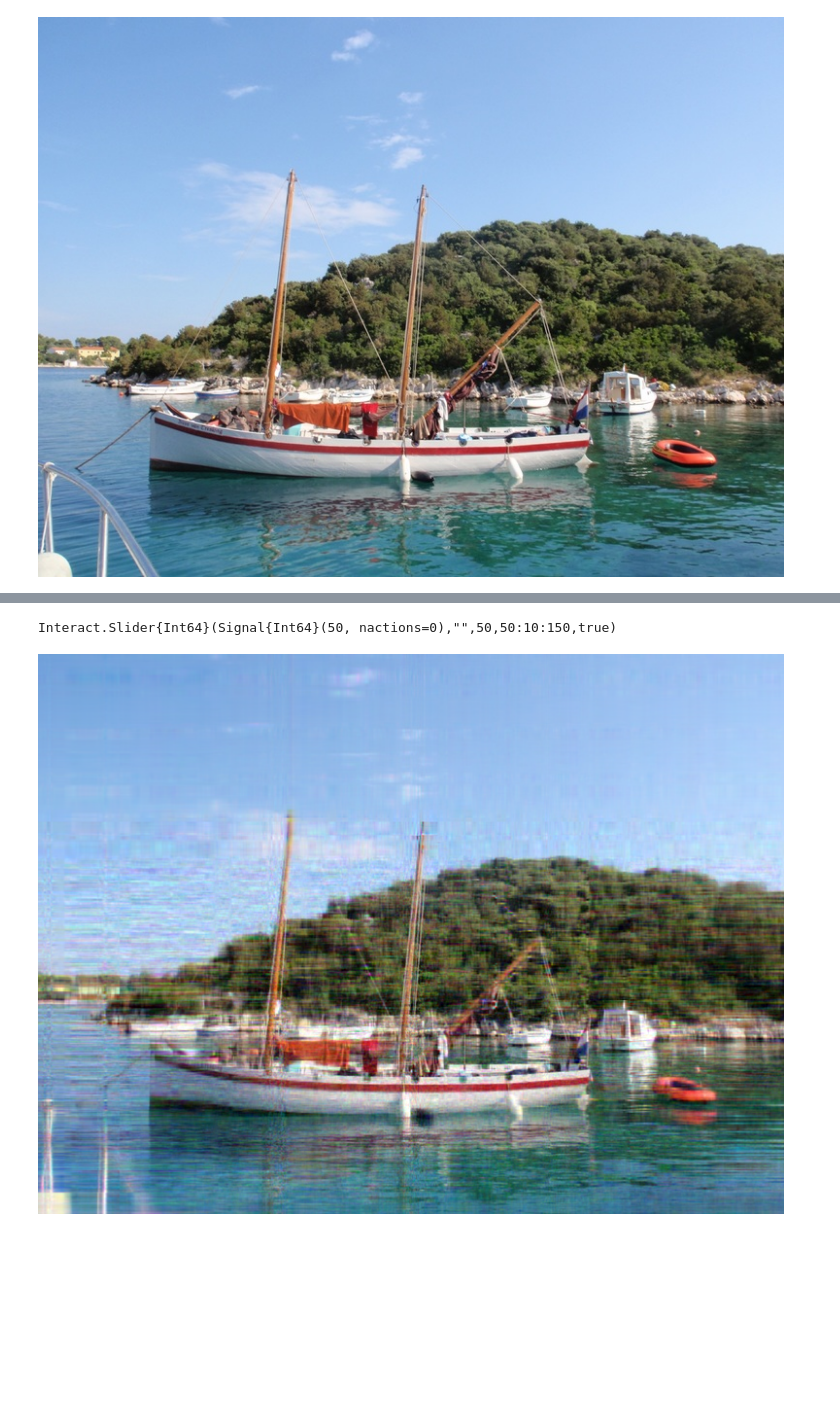
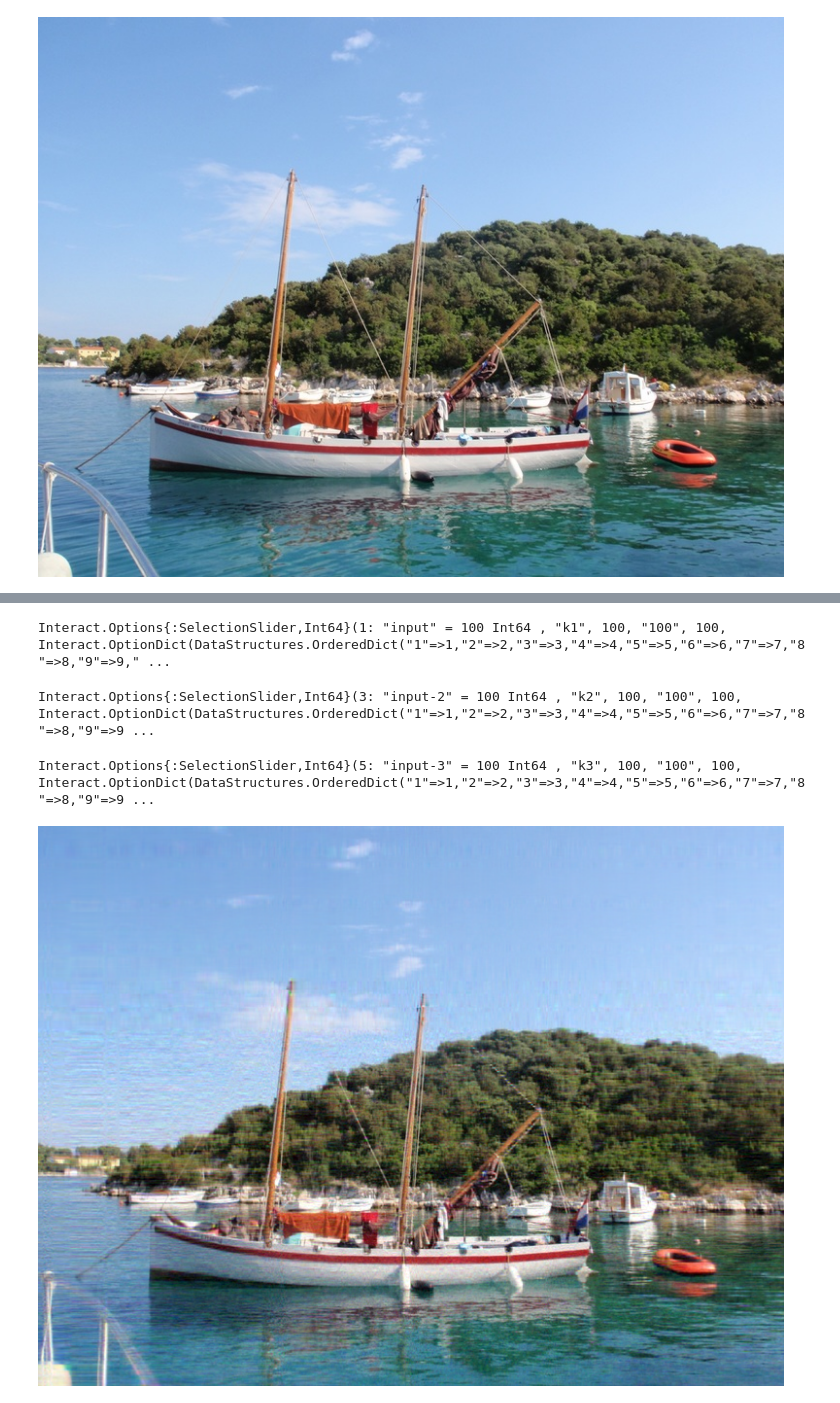
Before and after one commit to ivanslapnicar/Numericka_analiza, a Jupyter notebook: src/NA17_Kompresija_podataka.ipynb, the cells around one changed output, grey strips where cells are left out. Cells and saved outputs as stored; diff of their text form; code cells hidden in the pictures; blank space fills up the shorter version.

```diff
--- a/src/NA17_Kompresija_podataka.ipynb
+++ b/src/NA17_Kompresija_podataka.ipynb
@@ -67,7 +78,7 @@ B=data(imgsep[:,:,3])
 # %%
 # Izračunajmo QR rastav s pivotiranjem matrice svakog kanala
 pivot=true
-qR,rR,pR=qr(float(R),Val{true})
-qG,rG,pG=qr(float(G),Val{true})
-qB,rB,pB=qr(float(B),Val{true})
+qR,rR,pR=qr(R,Val{true})
+qG,rG,pG=qr(G,Val{true})
+qB,rB,pB=qr(B,Val{true})
 # %% [output]
@@ -102,7 +97,7 @@ plot(abs(diag(rR)),"r.")
 # %%
-# Izračunajmo komprimirane matrice za svaki kanal
+# Izračunajmo komprimirane matrice za svaki kanal, Rc, Gc i Bc
 k=50
-Rcompressed=qR[:,1:k]*rR[1:k,invperm(pR)]
-Gcompressed=qG[:,1:k]*rG[1:k,invperm(pG)]
-Bcompressed=qB[:,1:k]*rB[1:k,invperm(pB)]
+Rc=qR[:,1:k]*rR[1:k,invperm(pR)]
+Gc=qG[:,1:k]*rG[1:k,invperm(pG)]
+Bc=qB[:,1:k]*rB[1:k,invperm(pB)]
 # %% [output]
@@ -125,7 +120,7 @@ Bcompressed=qB[:,1:k]*rB[1:k,invperm(pB)]
  0.809495  0.819074  0.821661  0.831876  …  0.613924  0.595012  0.585665
 # %%
-# Odrezimo elemente <0 i >1
-Rcompressed=min(max(Rcompressed,0),1)
-Gcompressed=min(max(Gcompressed,0),1)
-Bcompressed=min(max(Bcompressed,0),1)
+# Odrežimo elemente <0 i >1
+Rc=min.(max.(Rc,0),1)
+Gc=min.(max.(Gc,0),1)
+Bc=min.(max.(Bc,0),1)
 # %% [output]
@@ -193,19 +156,18 @@ using Interact
 # %% [output]
 [interactive output not drawn]
 # %%
-@manipulate for k in slider(50:10:150,value=50)
-    Rcompressed=qR[:,1:k]*rR[1:k,invperm(pR)]
-    Gcompressed=qG[:,1:k]*rG[1:k,invperm(pG)]
-    Bcompressed=qB[:,1:k]*rB[1:k,invperm(pB)]
-    Rcompressed=min(max(Rcompressed,0),1)
-    Gcompressed=min(max(Gcompressed,0),1)
-    Bcompressed=min(max(Bcompressed,0),1)
-    imgcsep[:,:,1]=Rcompressed
-    imgcsep[:,:,2]=Gcompressed
-    imgcsep[:,:,3]=Bcompressed
-    imgc = convert(Image{RGB}, imgcsep)
-    imgc
+n = 200
+@manipulate for k1 in 1:n, k2 in 1:n, k3 in 1:n
+    Rc=qR[:,1:k1]*rR[1:k1,invperm(pR)]
+    Gc=qG[:,1:k2]*rG[1:k2,invperm(pG)]
+    Bc=qB[:,1:k3]*rB[1:k3,invperm(pB)]
+    Rc=min.(max.(Rc,0),1)
+    Gc=min.(max.(Gc,0),1)
+    Bc=min.(max.(Bc,0),1)
+    colorview(RGB,Rc,Gc,Bc)
 end
 # %% [output]
-Interact.Slider{Int64}(Signal{Int64}(50, nactions=0),"",50,50:10:150,true)
+Interact.Options{:SelectionSlider,Int64}(1: "input" = 100 Int64 , "k1", 100, "100", 100, Interact.OptionDict(DataStructures.OrderedDict("1"=>1,"2"=>2,"3"=>3,"4"=>4,"5"=>5,"6"=>6,"7"=>7,"8"=>8,"9"=>9," ...
+Interact.Options{:SelectionSlider,Int64}(3: "input-2" = 100 Int64 , "k2", 100, "100", 100, Interact.OptionDict(DataStructures.OrderedDict("1"=>1,"2"=>2,"3"=>3,"4"=>4,"5"=>5,"6"=>6,"7"=>7,"8"=>8,"9"=>9 ...
+Interact.Options{:SelectionSlider,Int64}(5: "input-3" = 100 Int64 , "k3", 100, "100", 100, Interact.OptionDict(DataStructures.OrderedDict("1"=>1,"2"=>2,"3"=>3,"4"=>4,"5"=>5,"6"=>6,"7"=>7,"8"=>8,"9"=>9 ...
-[figure, old version]
+[figure, new version]
```
Also changed, not shown: parts of 18 cells of this notebook, 1 other file.
